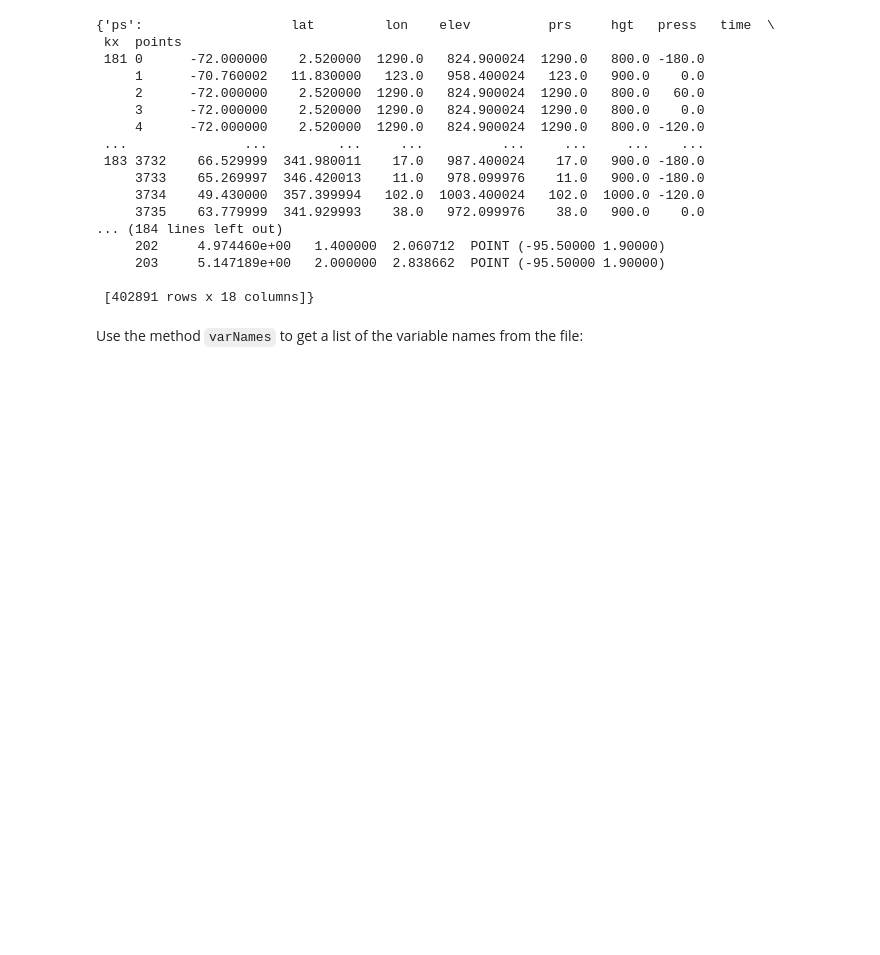
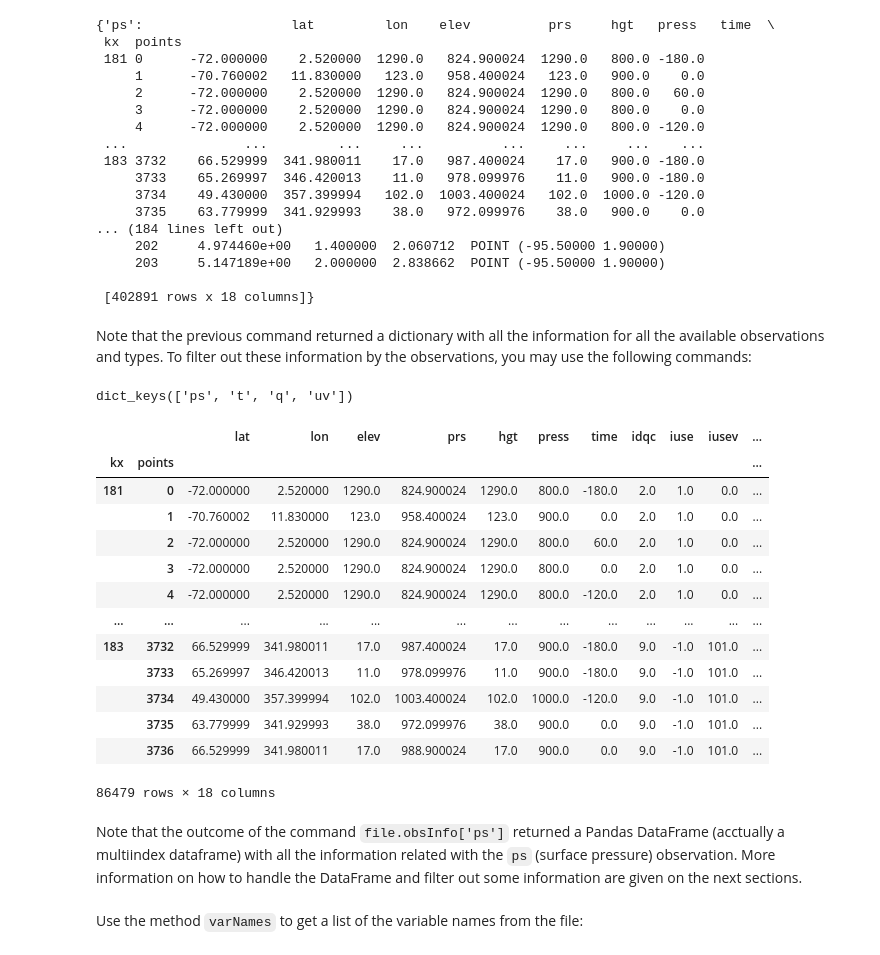
Before and after one commit to viezelc/readDiag, a Jupyter notebook: readdiag_example-Copy1.ipynb, the cells around one changed output. Saved outputs shown, nothing was run; the diff lists cells and outputs as text; code cells hidden in the pictures; blank space fills up the shorter version.

```diff
--- a/readdiag_example-Copy1.ipynb
+++ b/readdiag_example-Copy1.ipynb
@@ -105,6 +114,31 @@ file.obsInfo
      203     5.147189e+00   2.000000  2.838662  POINT (-95.50000 1.90000)
 
  [402891 rows x 18 columns]}
+# %% [markdown]
+Note that the previous command returned a dictionary with all the information for all the available observations and types. To filter out these information by the observations, you may use the following commands:
+# %%
+file.obsInfo.keys()
+# %% [output]
+dict_keys(['ps', 't', 'q', 'uv'])
+# %%
+file.obsInfo['ps']
+# %% [output]
+|  |  | lat | lon | elev | prs | hgt | press | time | idqc | iuse | iusev | ... |
+| kx | points |  |  |  |  |  |  |  |  |  |  | ... |
+| 181 | 0 | -72.000000 | 2.520000 | 1290.0 | 824.900024 | 1290.0 | 800.0 | -180.0 | 2.0 | 1.0 | 0.0 | ... |
+|  | 1 | -70.760002 | 11.830000 | 123.0 | 958.400024 | 123.0 | 900.0 | 0.0 | 2.0 | 1.0 | 0.0 | ... |
+|  | 2 | -72.000000 | 2.520000 | 1290.0 | 824.900024 | 1290.0 | 800.0 | 60.0 | 2.0 | 1.0 | 0.0 | ... |
+|  | 3 | -72.000000 | 2.520000 | 1290.0 | 824.900024 | 1290.0 | 800.0 | 0.0 | 2.0 | 1.0 | 0.0 | ... |
+|  | 4 | -72.000000 | 2.520000 | 1290.0 | 824.900024 | 1290.0 | 800.0 | -120.0 | 2.0 | 1.0 | 0.0 | ... |
+| ... | ... | ... | ... | ... | ... | ... | ... | ... | ... | ... | ... | ... |
+| 183 | 3732 | 66.529999 | 341.980011 | 17.0 | 987.400024 | 17.0 | 900.0 | -180.0 | 9.0 | -1.0 | 101.0 | ... |
+|  | 3733 | 65.269997 | 346.420013 | 11.0 | 978.099976 | 11.0 | 900.0 | -180.0 | 9.0 | -1.0 | 101.0 | ... |
+|  | 3734 | 49.430000 | 357.399994 | 102.0 | 1003.400024 | 102.0 | 1000.0 | -120.0 | 9.0 | -1.0 | 101.0 | ... |
+|  | 3735 | 63.779999 | 341.929993 | 38.0 | 972.099976 | 38.0 | 900.0 | 0.0 | 9.0 | -1.0 | 101.0 | ... |
+|  | 3736 | 66.529999 | 341.980011 | 17.0 | 988.900024 | 17.0 | 900.0 | 0.0 | 9.0 | -1.0 | 101.0 | ... |
+86479 rows × 18 columns
+# %% [markdown]
+Note that the outcome of the command `file.obsInfo['ps']` returned a Pandas DataFrame (acctually a multiindex dataframe) with all the information related with the `ps` (surface pressure) observation. More information on how to handle the DataFrame and filter out some information are given on the next sections.
 # %% [markdown]
 Use the method `varNames` to get a list of the variable names from the file:
 # %%
```
Also changed, not shown: parts of 69 cells of this notebook, 3 other files.
